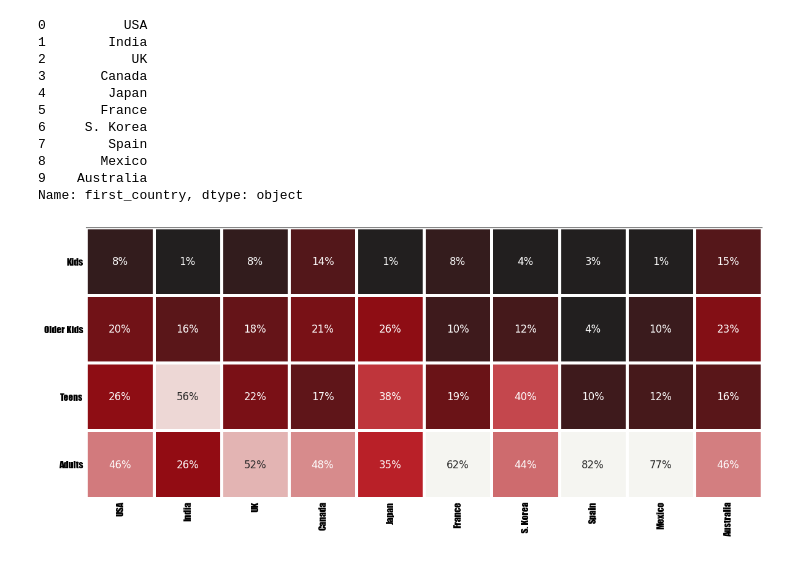
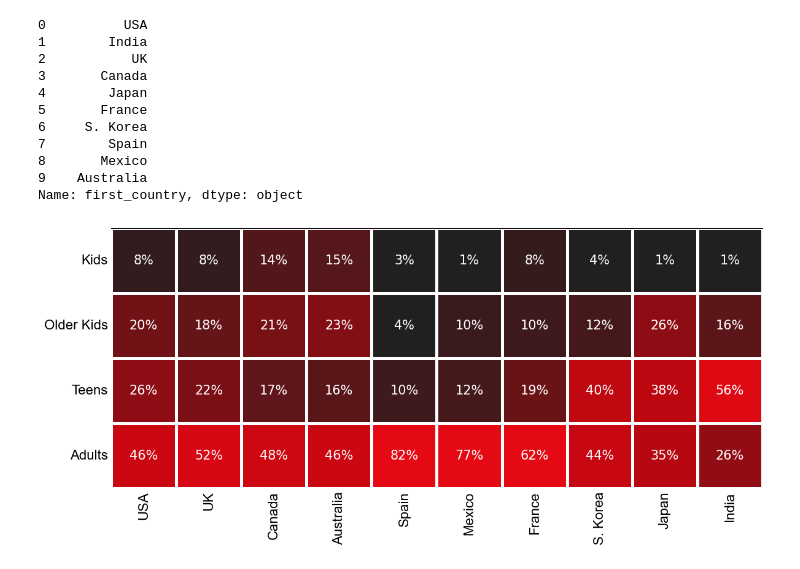
Before and after one commit to MarcoSorrenti/DataVisualization, a Jupyter notebook: src/data/netflix_contents_info.ipynb, the cells around one changed output. Cells and saved outputs as stored; diff of their text form; code cells hidden in the pictures.

Commit message:
graph fix

```diff
--- a/src/data/netflix_contents_info.ipynb
+++ b/src/data/netflix_contents_info.ipynb
@@ -528,28 +569,28 @@ Name: first_country, dtype: object
 # %%
 import matplotlib.colors
 
-cmap = matplotlib.colors.LinearSegmentedColormap.from_list("", ['#221f1f', '#b20710','#f5f5f1'])
+cmap = matplotlib.colors.LinearSegmentedColormap.from_list("", ['#221f1f', '#b20710','#e50914'])
 
 fig, ax = plt.subplots(1, 1, figsize=(12, 12))
 
-country_order2 = ['USA', 'India', 'UK', 'Canada', 'Japan', 'France', 'S. Korea', 'Spain', 'Mexico', 'Australia']
+country_order2 = ['USA', 'UK', 'Canada', 'Australia', 'Spain', 'Mexico', 'France', 'S. Korea', 'Japan', 'India']
 
 age_order = ['Kids','Older Kids','Teens','Adults']
 
 sns.heatmap(df_heatmap.loc[age_order,country_order2],cmap=cmap,square=True, linewidth=2.5,cbar=False,
-            annot=True,fmt='1.0%',vmax=.6,vmin=0.05,ax=ax,annot_kws={"fontsize":12})
+            annot=True,fmt='1.0%',vmax=.6,vmin=0.05,ax=ax,annot_kws={"fontsize":15})
 
 ax.spines['top'].set_visible(True)
 
-ax.set_yticklabels(ax.get_yticklabels(), fontfamily='Impact', rotation = 0, fontsize=11)
-ax.set_xticklabels(ax.get_xticklabels(), fontfamily='Impact', rotation=90, fontsize=11)
+ax.set_yticklabels(ax.get_yticklabels(), fontfamily='Arial', rotation = 0, fontsize=16)
+ax.set_xticklabels(ax.get_xticklabels(), fontfamily='Arial', rotation=90, fontsize=16)
 
 ax.set_ylabel('')
 ax.set_xlabel('')
 ax.tick_params(axis=u'both', which=u'both',length=0)
 plt.tight_layout()
 
 plt.savefig('../Dashboard/Components/data/netflix_country_target.png')
 plt.show()
 # %% [output]
-[figure, old version]
+[figure, new version]
```
Also changed, not shown: parts of 6 cells of this notebook, 13 other files.
